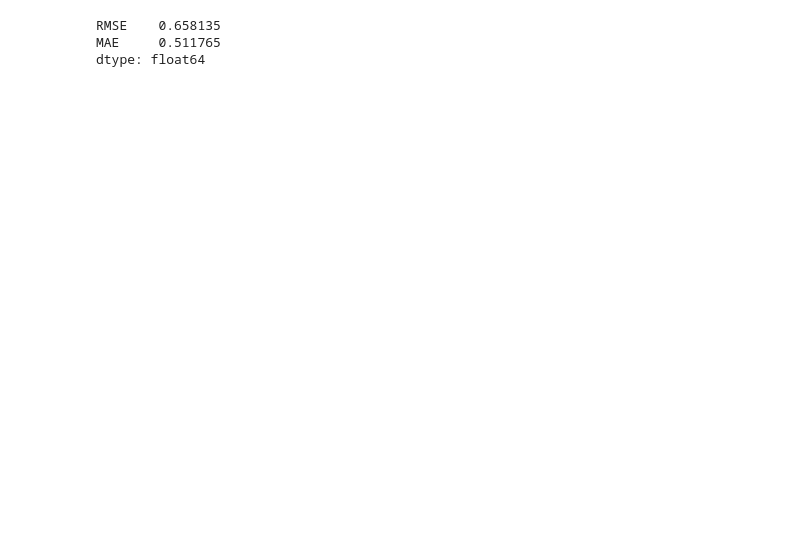
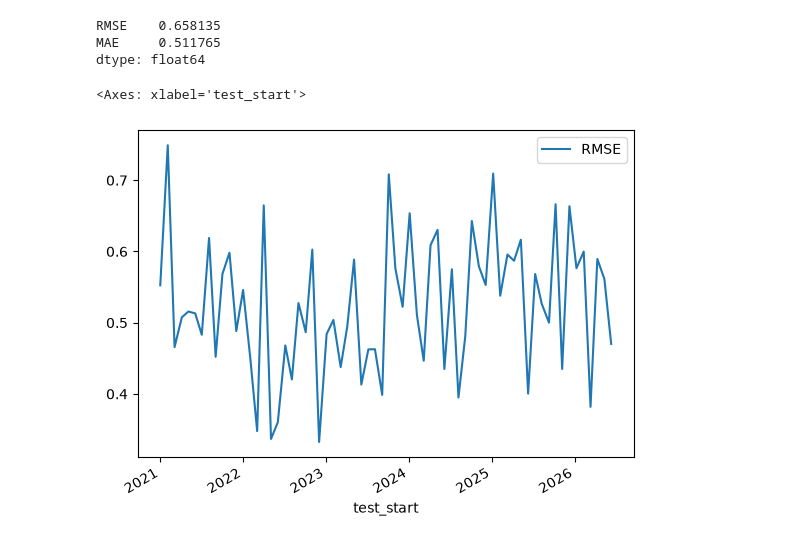
Before and after one commit to vaxope/Simple-Quantative-Model-Project, a Jupyter notebook: notebooks/03_baseline_models.ipynb, the cells around one changed output. Saved outputs shown, nothing was run; the diff lists cells and outputs as text; code cells hidden in the pictures; blank space fills up the shorter version.

Commit message:
Added function to walk through folds and implemented simple linear regression model in notebook

```diff
--- a/notebooks/03_baseline_models.ipynb
+++ b/notebooks/03_baseline_models.ipynb
@@ -39,3 +41,18 @@ eval_metrics
 RMSE    0.658135
 MAE     0.511765
 dtype: float64
+# %%
+feature_cols = ['vol_5d', 'vol_10d', 'vol_20d', 'rsi_14d']  # whatever you've settled on
+target_col = 'target_vol_5d'
+
+results = run_walk_forward(
+    df, feature_cols, target_col,
+    model_factory=lambda: LinearRegression(),
+    train_size=252, test_size=21,
+)
+
+results[['RMSE', 'MAE']].mean()
+results.plot(x='test_start', y='RMSE')
+# %% [output]
+<Axes: xlabel='test_start'>
+[figure, added]
```
Also changed, not shown: parts of 3 cells of this notebook, 1 other file.
